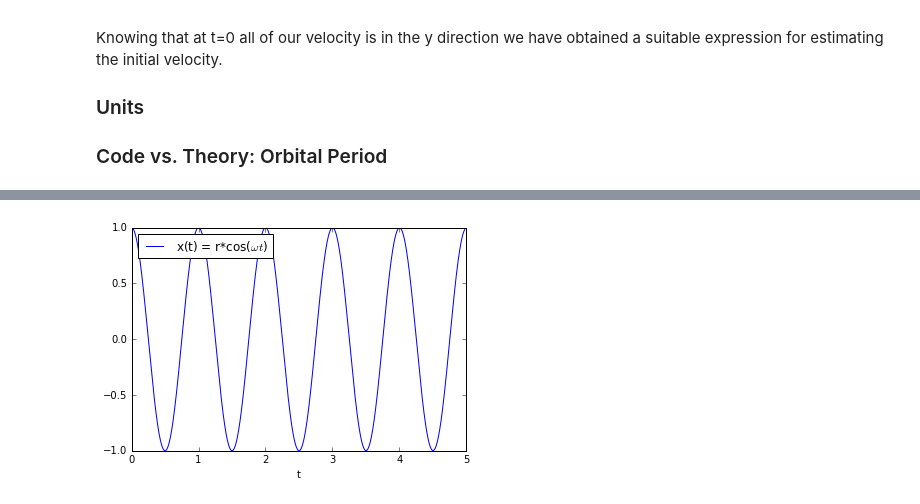
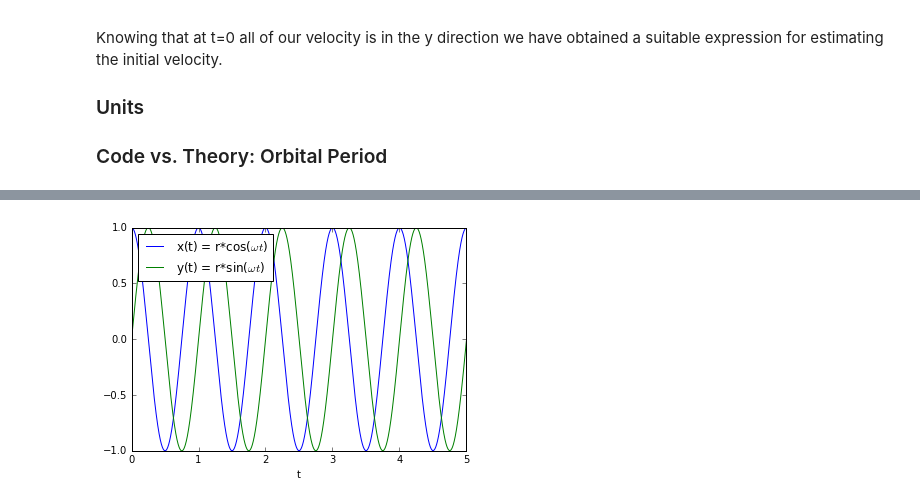
Before and after one commit to byrnejus/Projects, a Jupyter notebook: Project3/Project3.ipynb, the cells around one changed output, grey strips where cells are left out. Drawn from its saved outputs; the diff is of its cells as text; code cells hidden in the pictures.

```diff
--- a/Project3/Project3.ipynb
+++ b/Project3/Project3.ipynb
@@ -231,16 +229,16 @@ h=(t_f-t_0)/n
 Our Runge-Kutta Solver is here.
 -------------------------------
 '''
-def RK4(f,x_rk,v_rk):
-    global x,v_x
+def RK4(f,p_rk,v_rk):
+    global p_out,v_out
     #Solve for the velocity
-    k1=h*f(x_rk)
-    k2=h*f(x_rk+k1/2)
-    k3=h*f(x_rk+k2/2)
-    k4=h*f(x_rk+k3)
-    v_x = v_rk+(k1+2*k2+2*k3+k4)/6
+    k1=h*f(p_rk)
+    k2=h*f(p_rk+k1/2)
+    k3=h*f(p_rk+k2/2)
+    k4=h*f(p_rk+k3)
+    v_out = v_rk+(k1+2*k2+2*k3+k4)/6
     #Use velocity to solve for x at t=t+1
-    x=x_rk+h*v_x+(h**2/2)*f(x_rk)
+    p_out=p_rk+h*v_out+(h**2/2)*f(p_rk)
 
 #Vectorize time, position, and velocity
 t_vec=np.zeros(n)
@@ -330,37 +328,47 @@ def Vprime_x(x_in):
     return -(GM/(r**3))*x_in
 def Vprime_y(y_in):
     return -(GM/(r**3))*y_in
 
 #Specify our initial conditions for x, calculate y conditions
-v_x0=v_x_vec[0]=0;x_0=x_vec[0]=r;t_0=0.0
+t_0=0.0
+v_x0=v_x_vec[0]=0;x_0=x_vec[0]=r
+v_y0=v_y_vec[0]=math.sqrt(GM/r);y_0=y_vec[0]=0
 
 #Step 1 goes outside of loop
 RK4(Vprime_x,x_0,v_x0)
-x_vec[1]=x
-v_x_vec[1]=v_x
+x_vec[1]=p_out
+v_x_vec[1]=v_out
+
+RK4(Vprime_y,y_0,v_y0)
+y_vec[1]=p_out
+v_y_vec[1]=v_out
 
 #Now just loop, storing variables in array
 j=2
 while j < n:
     RK4(Vprime_x,x_vec[j-1],v_x_vec[j-1])
-    x_vec[j]=x
-    v_x_vec[j]=v_x
-    #print(x,v_x)
+    x_vec[j]=p_out
+    v_x_vec[j]=v_out
+
+    RK4(Vprime_y,y_vec[j-1],v_y_vec[j-1])
+    y_vec[j]=p_out
+    v_y_vec[j]=v_out
     j=j+1
 
 #Plotting
 from pylab import *
 %matplotlib inline
 xlabel("t")
 ylabel("")
 axes = plt.gca()
 axes.set_xlim([0,5])
 axes.set_ylim([-r,r])
 title(" ")
 #You can add a plot legend instead of just hacking one into the title
 plot(t_vec,x_vec,label="x(t) = r*cos($\omega t$)")
+plot(t_vec,y_vec,label="y(t) = r*sin($\omega t$)")
 plt.legend(loc='upper left')
 #Suppress output from plotting section
 print("")
 # %% [output]
-[figure, old version]
+[figure, new version]
```
Also changed, not shown: parts of 2 cells of this notebook.
